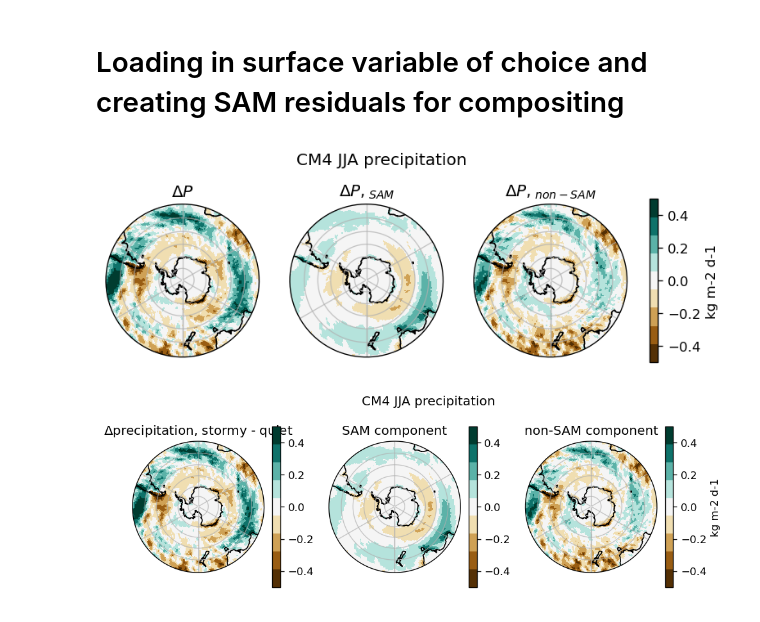
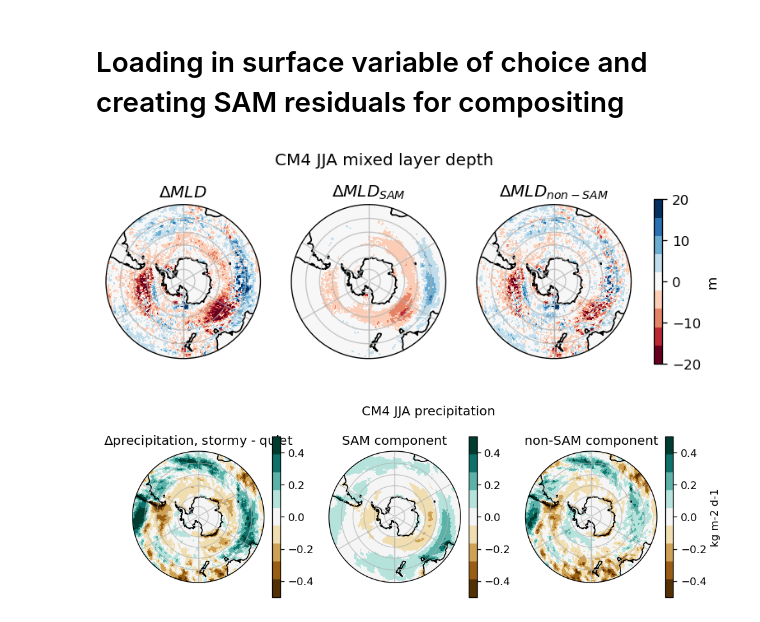
Before and after one commit to keturner8/stormtrack_variability, a Jupyter notebook: notebooks/composites_CMIP_SAMresid.ipynb, the cells around one changed output. Saved outputs shown, nothing was run; the diff lists cells and outputs as text; code cells hidden in the pictures.

Commit message:
update plots for new figure 3

```diff
--- a/notebooks/composites_CMIP_SAMresid.ipynb
+++ b/notebooks/composites_CMIP_SAMresid.ipynb
@@ -113,10 +113,12 @@ high_storms["JJA"] = storms_jja.sortby(storms_jja).time[-50:]
 vd = {
     "tos": {
         "realm": "ocean_monthly_1x1deg",
-        "v_DJF": 0.6,
-        "v_JJA": 0.6,
+        "v_DJF": 0.35,
+        "v_JJA": 0.35,
         "units": "$^{\circ}$C",
-        "title": "SST,",
+        "title_v": "SST,",
+        "title": "sea surface temperatures",
+        "c": 1,
     },
     "zossq": {
         "realm": "ocean_monthly_1x1deg",
@@ -130,7 +132,9 @@ vd = {
         "v_DJF": 10,
         "v_JJA": 20,
         "units": "m",
-        "title": "MLD,",
+        "title_v": "MLD,",
+        "title": "mixed layer depth",
+        "c":1,
     },
     "hfds": {
         "realm": "ocean_monthly_1x1deg",
@@ -143,10 +147,12 @@ vd = {
     },
     "sos": {
         "realm": "ocean_monthly_1x1deg",
-        "v_DJF": 0.1,
+        "v_DJF": 0.07,
         "v_JJA": 0.05,
         "units": "psu",
-        "title": "SSS,",
+        "title_v": "SSS,",
+        "title": "sea surface salinity",
+        "c":1,
     },
     "precip": {
         "realm": "atmos",
@@ -194,7 +200,7 @@ v = {
 }
 lab_var = {"dic_stf_gas": "mol m$^{-2}$ s$^{-1}$"}
 # %%
-var = "precip"
+var = "omldamax"
 realm = vd[var]["realm"]
 
 
@@ -270,8 +276,8 @@ axs = axs.flatten()
     vmin=-1 * vd[var][f"v_{s}"],
     vmax=vd[var][f"v_{s}"],
     extend="neither",
-    #cmap=plt.get_cmap("RdBu_r", 9),
-    cmap=plt.get_cmap("BrBG", 9),
+    cmap=plt.get_cmap("RdBu", 9),
+    #cmap=plt.get_cmap("BrBG_r", 9),
     x="lon",
     y="lat",
     transform=ccrs.PlateCarree(),
@@ -286,8 +292,8 @@ axs[0].set_title(rf"$\Delta {{{vd[var]['title_v'][:-1]}}}$")
     vmin=-1 * vd[var][f"v_{s}"],
     vmax=vd[var][f"v_{s}"],
     extend="neither",
-    #cmap=plt.get_cmap("RdBu_r", 9),
-    cmap=plt.get_cmap("BrBG", 9),
+    cmap=plt.get_cmap("RdBu", 9),
+    #cmap=plt.get_cmap("BrBG_r", 9),
     robust=True,
     x="lon",
     y="lat",
@@ -295,44 +301,44 @@ axs[0].set_title(rf"$\Delta {{{vd[var]['title_v'][:-1]}}}$")
     #cbar_kwargs={"label": ""},
     add_colorbar=False,
 )
-axs[1].set_title(rf"$\Delta {{{vd[var]['title_v']}}}_{{SAM}}$")
+axs[1].set_title(rf"$\Delta {{{vd[var]['title_v'][:-1]}}}_{{SAM}}$")
 
 im3 = (
     da_resid[s][idx_high[s], :, :].mean(dim="time")
     - da_resid[s][idx_low[s], :, :].mean(dim="time")
 ).plot(
     ax=axs[2],
     vmin=-1 * vd[var][f"v_{s}"],
     vmax=vd[var][f"v_{s}"],
     extend="neither",
-    #cmap=plt.get_cmap("RdBu_r", 9),
-    cmap=plt.get_cmap("BrBG", 9),
+    cmap=plt.get_cmap("RdBu", 9),
+    #cmap=plt.get_cmap("BrBG_r", 9),
     robust=True,
     x="lon",
     y="lat",
     transform=ccrs.PlateCarree(),
     #cbar_kwargs={"label": vd[var]["units"]},
     add_colorbar=False,
 )
-axs[2].set_title(rf"$\Delta {{{vd[var]['title_v']}}}_{{non-SAM}}$")
+axs[2].set_title(rf"$\Delta {{{vd[var]['title_v'][:-1]}}}_{{non-SAM}}$")
 
 for i in range(3):
     axs[i].set_ylabel("")
     axs[i].set_xlabel("")
     axs[i].set_extent([-180, 180, -90, -30], ccrs.PlateCarree())
     axs[i].gridlines(alpha=0.7)
     axs[i].set_boundary(circle, transform=axs[i].transAxes)
     axs[i].coastlines()
 
 fig.suptitle(f"{mod} {s} {vd[var]['title']}")
 
 fig.colorbar(im3, ax=axs, orientation='vertical', label=vd[var]["units"],fraction=0.046, pad=0.04, shrink=0.80)
 
 #plt.tight_layout()
 
 plt.savefig(f"{out_path_fig}composites/{var}_{s}_{mod}.png", format="png", dpi=100)
 # %% [output]
-[figure, old version]
+[figure, new version]
 # %%
 s = "JJA"
 
```
Also changed, not shown: 6 other files.
